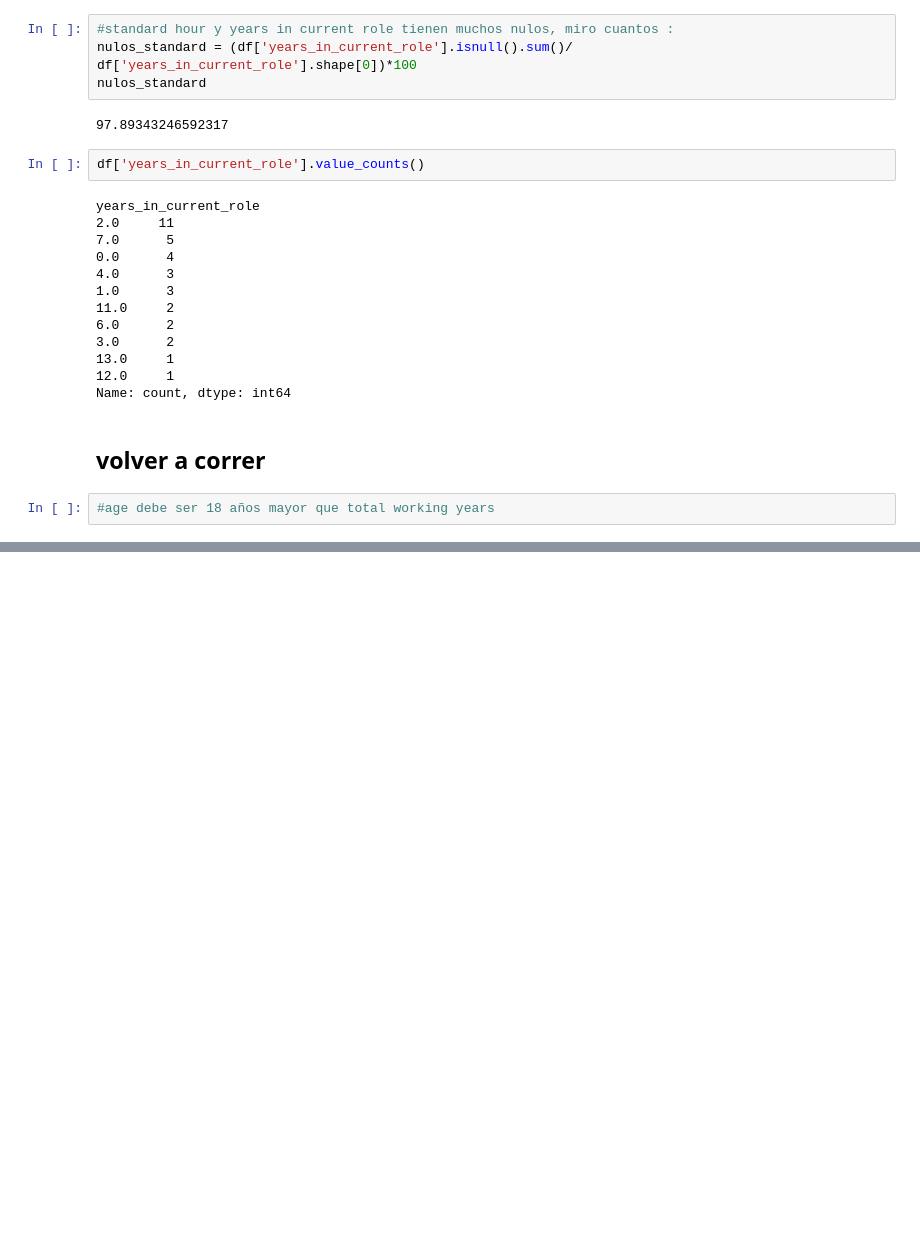
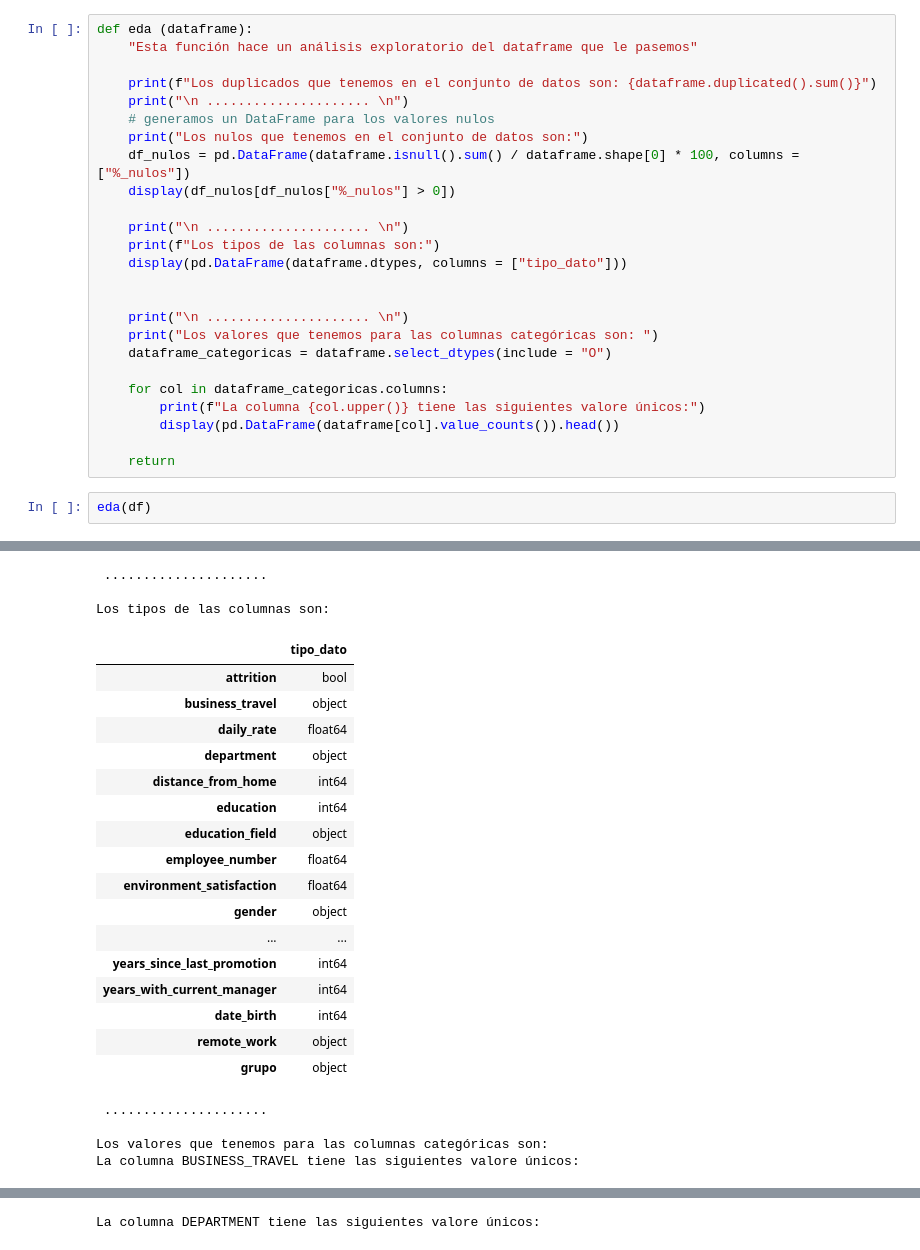
Before and after one commit to icorreald/proyecto-da-promo-G-modulo-3-team-3, a Jupyter notebook: notebooks-trabajo/ines.ipynb, the cells around one changed output, grey strips where cells are left out. Saved outputs shown, nothing was run; the diff lists cells and outputs as text; blank space fills up the shorter version.

```diff
--- a/notebooks-trabajo/ines.ipynb
+++ b/notebooks-trabajo/ines.ipynb
@@ -88,25 +25,28 @@ Name: over_time, Length: 1614, dtype: bool
-# %%
-#standard hour y years in current role tienen muchos nulos, miro cuantos :
-nulos_standard = (df['years_in_current_role'].isnull().sum()/ df['years_in_current_role'].shape[0])*100
-nulos_standard
-# %% [output]
-97.89343246592317
-# %%
-df['years_in_current_role'].value_counts()
-# %% [output]
-years_in_current_role
-2.0     11
-7.0      5
-0.0      4
-4.0      3
-1.0      3
-11.0     2
-6.0      2
-3.0      2
-13.0     1
-12.0     1
-Name: count, dtype: int64
-# %% [markdown]
-## volver a correr
-# %%
-#age debe ser 18 años mayor que total working years
+# %%
+def eda (dataframe):
+    "Esta función hace un análisis exploratorio del dataframe que le pasemos"
+
+    print(f"Los duplicados que tenemos en el conjunto de datos son: {dataframe.duplicated().sum()}")
+    print("\n ..................... \n")
+    # generamos un DataFrame para los valores nulos
+    print("Los nulos que tenemos en el conjunto de datos son:")
+    df_nulos = pd.DataFrame(dataframe.isnull().sum() / dataframe.shape[0] * 100, columns = ["%_nulos"])
+    display(df_nulos[df_nulos["%_nulos"] > 0])
+
+    print("\n ..................... \n")
+    print(f"Los tipos de las columnas son:")
+    display(pd.DataFrame(dataframe.dtypes, columns = ["tipo_dato"]))
+
+
+    print("\n ..................... \n")
+    print("Los valores que tenemos para las columnas categóricas son: ")
+    dataframe_categoricas = dataframe.select_dtypes(include = "O")
+
+    for col in dataframe_categoricas.columns:
+        print(f"La columna {col.upper()} tiene las siguientes valore únicos:")
+        display(pd.DataFrame(dataframe[col].value_counts()).head())
+
+    return
+# %%
+eda(df)
+# %% [output]
@@ -112,0 +73,24 @@ Name: count, dtype: int64
+ .....................
+
+Los tipos de las columnas son:
+|  | tipo_dato |
+| attrition | bool |
+| business_travel | object |
+| daily_rate | float64 |
+| department | object |
+| distance_from_home | int64 |
+| education | int64 |
+| education_field | object |
+| employee_number | float64 |
+| environment_satisfaction | float64 |
+| gender | object |
+| ... | ... |
+| years_since_last_promotion | int64 |
+| years_with_current_manager | int64 |
+| date_birth | int64 |
+| remote_work | object |
+| grupo | object |
+ .....................
+
+Los valores que tenemos para las columnas categóricas son:
+La columna BUSINESS_TRAVEL tiene las siguientes valore únicos:
@@ -112,0 +102 @@ Name: count, dtype: int64
+La columna DEPARTMENT tiene las siguientes valore únicos:
```
Also changed, not shown: parts of 54 cells of this notebook, 2 other files.
